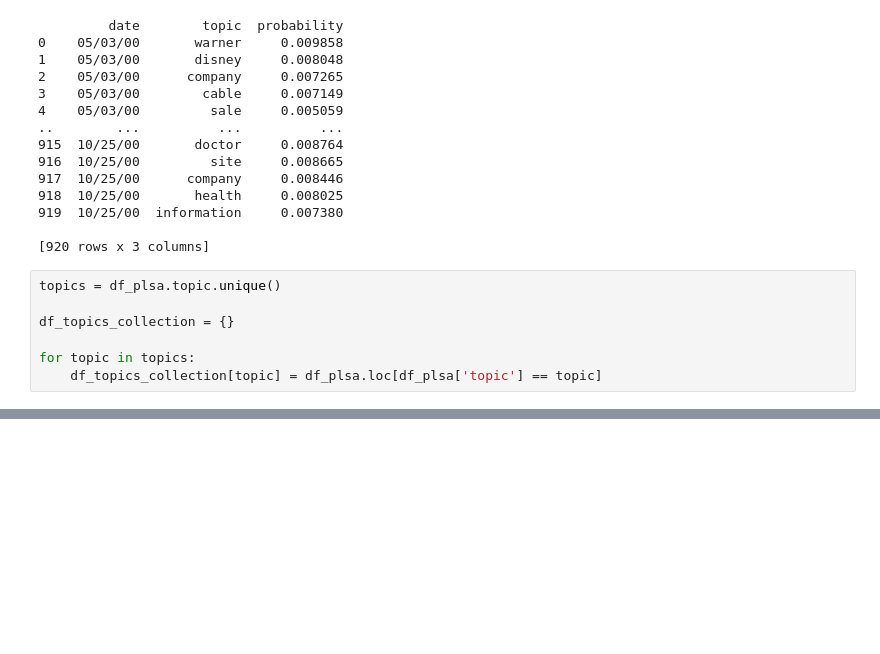
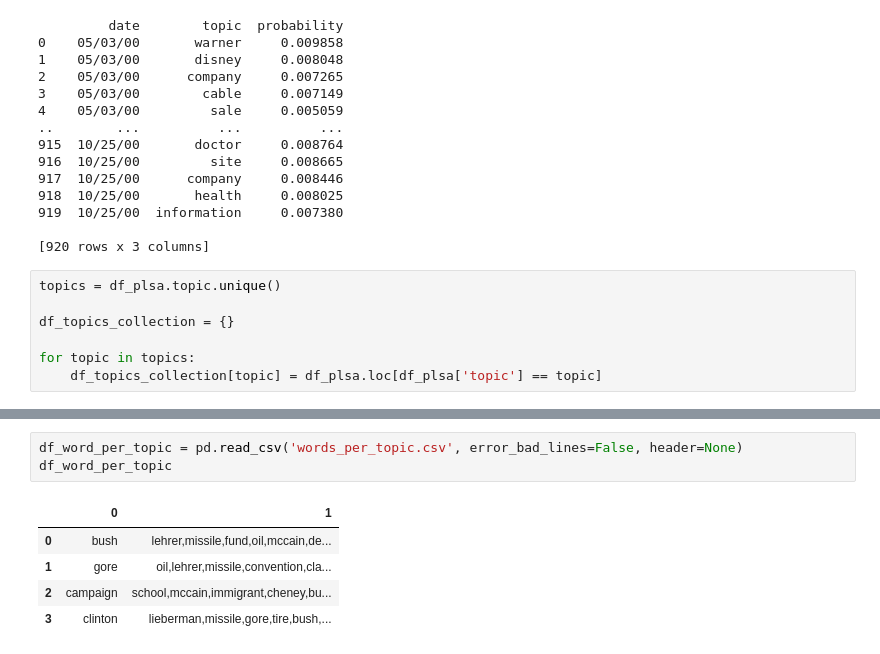
Before and after one commit to 97agupta/CourseProject, a Jupyter notebook: Stock Data Parsing & Normalization.ipynb, the cells around one changed output, grey strips where cells are left out. Cells and saved outputs as stored; diff of their text form; blank space fills up the shorter version.

```diff
--- a/Stock Data Parsing & Normalization.ipynb
+++ b/Stock Data Parsing & Normalization.ipynb
@@ -280,0 +309,9 @@ clinton
+# %%
+df_word_per_topic = pd.read_csv('words_per_topic.csv', error_bad_lines=False, header=None)
+df_word_per_topic
+# %% [output]
+|  | 0 | 1 |
+| 0 | bush | lehrer,missile,fund,oil,mccain,de... |
+| 1 | gore | oil,lehrer,missile,convention,cla... |
+| 2 | campaign | school,mccain,immigrant,cheney,bu... |
+| 3 | clinton | lieberman,missile,gore,tire,bush,... |
```
Also changed, not shown: parts of 4 cells of this notebook, 8 other files.
